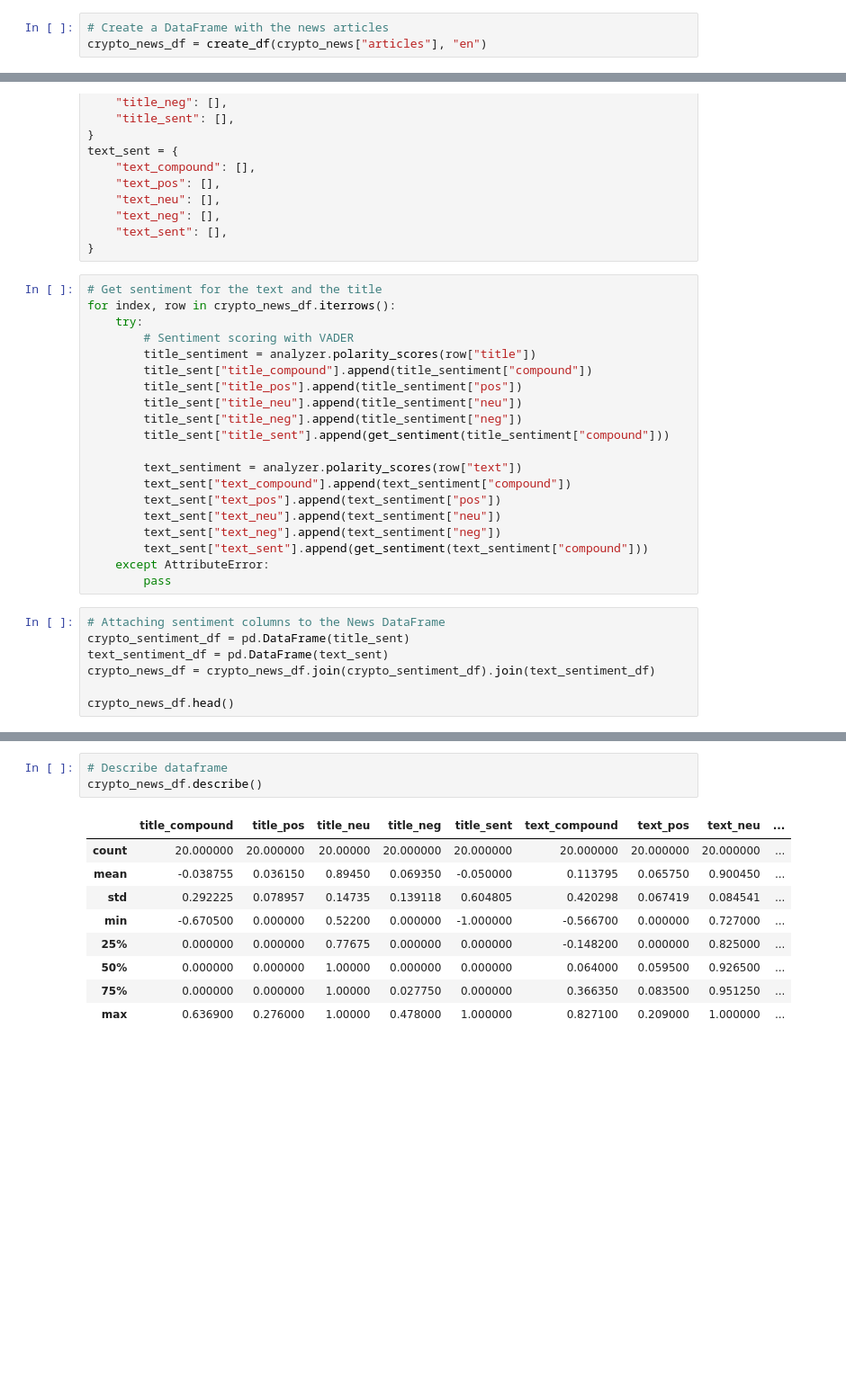
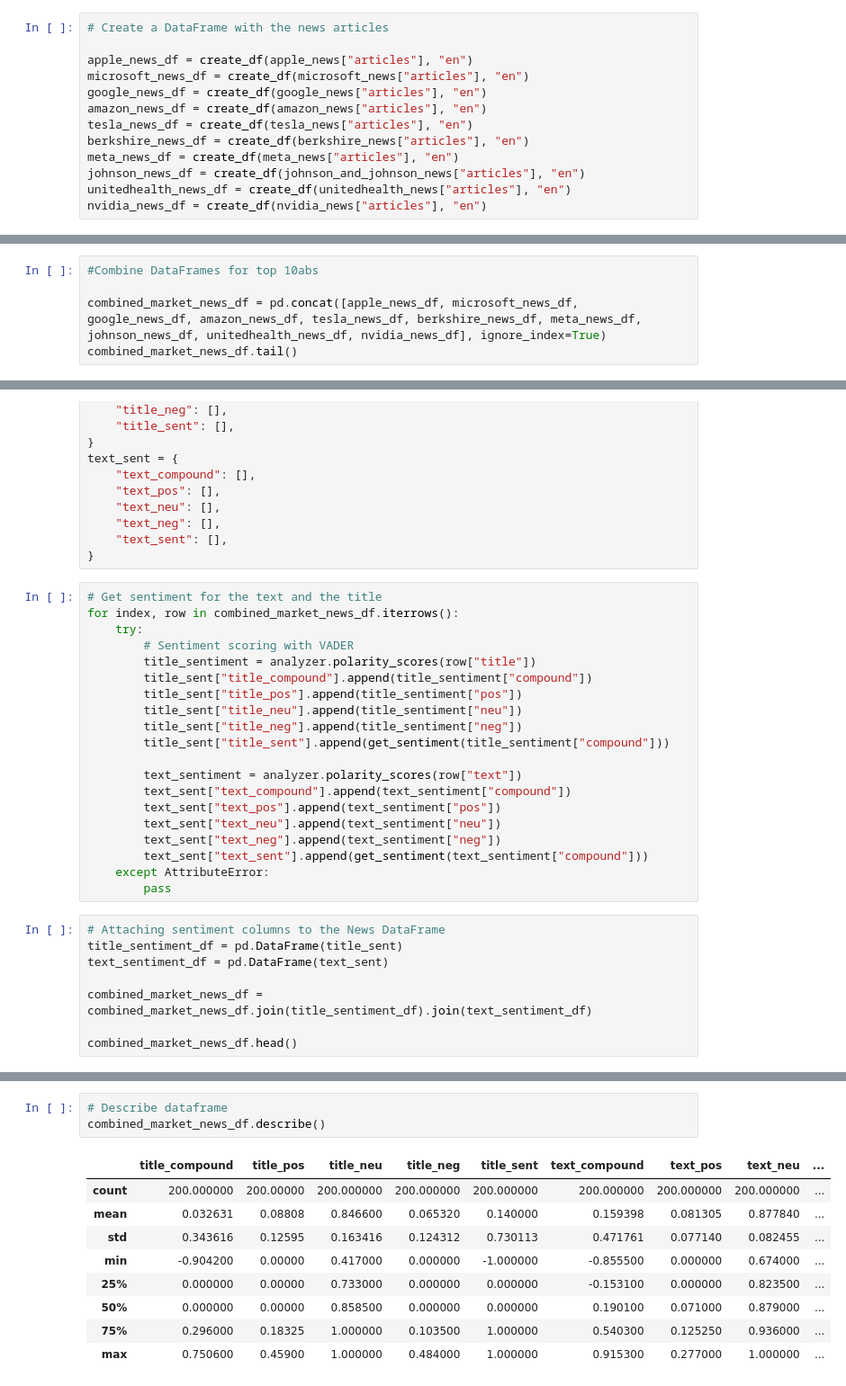
Before and after one commit to rhoaned/Project3-AssetAdviser, a Jupyter notebook: Project 3 - AS/Project 3.ipynb, the cells around one changed output, grey strips where cells are left out. Shown: that part at 90% size. Cells and saved outputs as stored; diff of their text form; blank space fills up the shorter version.

```diff
--- a/Project 3 - AS/Project 3.ipynb
+++ b/Project 3 - AS/Project 3.ipynb
@@ -61,6 +120,16 @@ def create_df(news, language):
     return pd.DataFrame(articles)
 # %%
 # Create a DataFrame with the news articles
-crypto_news_df = create_df(crypto_news["articles"], "en")
+
+apple_news_df = create_df(apple_news["articles"], "en")
+microsoft_news_df = create_df(microsoft_news["articles"], "en")
+google_news_df = create_df(google_news["articles"], "en")
+amazon_news_df = create_df(amazon_news["articles"], "en")
+tesla_news_df = create_df(tesla_news["articles"], "en")
+berkshire_news_df = create_df(berkshire_news["articles"], "en")
+meta_news_df = create_df(meta_news["articles"], "en")
+johnson_news_df = create_df(johnson_and_johnson_news["articles"], "en")
+unitedhealth_news_df = create_df(unitedhealth_news["articles"], "en")
+nvidia_news_df = create_df(nvidia_news["articles"], "en")
 # %%
 #Display Articles
@@ -74,0 +225,5 @@ crypto_news_df.head()
+# %%
+#Combine DataFrames for top 10abs
+
+combined_market_news_df = pd.concat([apple_news_df, microsoft_news_df, google_news_df, amazon_news_df, tesla_news_df, berkshire_news_df, meta_news_df, johnson_news_df, unitedhealth_news_df, nvidia_news_df], ignore_index=True)
+combined_market_news_df.tail()
@@ -104,7 +266,7 @@ text_sent = {
 }
 # %%
 # Get sentiment for the text and the title
-for index, row in crypto_news_df.iterrows():
+for index, row in combined_market_news_df.iterrows():
     try:
         # Sentiment scoring with VADER
         title_sentiment = analyzer.polarity_scores(row["title"])
@@ -124,10 +286,11 @@ for index, row in crypto_news_df.iterrows():
         pass
 # %%
 # Attaching sentiment columns to the News DataFrame
-crypto_sentiment_df = pd.DataFrame(title_sent)
+title_sentiment_df = pd.DataFrame(title_sent)
 text_sentiment_df = pd.DataFrame(text_sent)
-crypto_news_df = crypto_news_df.join(crypto_sentiment_df).join(text_sentiment_df)
 
-crypto_news_df.head()
+combined_market_news_df = combined_market_news_df.join(title_sentiment_df).join(text_sentiment_df)
+
+combined_market_news_df.head()
 # %% [output]
 |  | title | description | text | date | language | title_compound | title_pos | title_neu | title_neg | ... |
@@ -151,13 +314,13 @@ crypto_news_df.plot(
 # %%
 # Describe dataframe
-crypto_news_df.describe()
+combined_market_news_df.describe()
 # %% [output]
 |  | title_compound | title_pos | title_neu | title_neg | title_sent | text_compound | text_pos | text_neu | ... |
-| count | 20.000000 | 20.000000 | 20.00000 | 20.000000 | 20.000000 | 20.000000 | 20.000000 | 20.000000 | ... |
-| mean | -0.038755 | 0.036150 | 0.89450 | 0.069350 | -0.050000 | 0.113795 | 0.065750 | 0.900450 | ... |
-| std | 0.292225 | 0.078957 | 0.14735 | 0.139118 | 0.604805 | 0.420298 | 0.067419 | 0.084541 | ... |
-| min | -0.670500 | 0.000000 | 0.52200 | 0.000000 | -1.000000 | -0.566700 | 0.000000 | 0.727000 | ... |
-| 25% | 0.000000 | 0.000000 | 0.77675 | 0.000000 | 0.000000 | -0.148200 | 0.000000 | 0.825000 | ... |
-| 50% | 0.000000 | 0.000000 | 1.00000 | 0.000000 | 0.000000 | 0.064000 | 0.059500 | 0.926500 | ... |
-| 75% | 0.000000 | 0.000000 | 1.00000 | 0.027750 | 0.000000 | 0.366350 | 0.083500 | 0.951250 | ... |
-| max | 0.636900 | 0.276000 | 1.00000 | 0.478000 | 1.000000 | 0.827100 | 0.209000 | 1.000000 | ... |
+| count | 200.000000 | 200.00000 | 200.000000 | 200.000000 | 200.000000 | 200.000000 | 200.000000 | 200.000000 | ... |
+| mean | 0.032631 | 0.08808 | 0.846600 | 0.065320 | 0.140000 | 0.159398 | 0.081305 | 0.877840 | ... |
+| std | 0.343616 | 0.12595 | 0.163416 | 0.124312 | 0.730113 | 0.471761 | 0.077140 | 0.082455 | ... |
+| min | -0.904200 | 0.00000 | 0.417000 | 0.000000 | -1.000000 | -0.855500 | 0.000000 | 0.674000 | ... |
+| 25% | 0.000000 | 0.00000 | 0.733000 | 0.000000 | 0.000000 | -0.153100 | 0.000000 | 0.823500 | ... |
+| 50% | 0.000000 | 0.00000 | 0.858500 | 0.000000 | 0.000000 | 0.190100 | 0.071000 | 0.879000 | ... |
+| 75% | 0.296000 | 0.18325 | 1.000000 | 0.103500 | 1.000000 | 0.540300 | 0.125250 | 0.936000 | ... |
+| max | 0.750600 | 0.45900 | 1.000000 | 0.484000 | 1.000000 | 0.915300 | 0.277000 | 1.000000 | ... |
```
Also changed, not shown: parts of 15 cells of this notebook, 1 other file.
